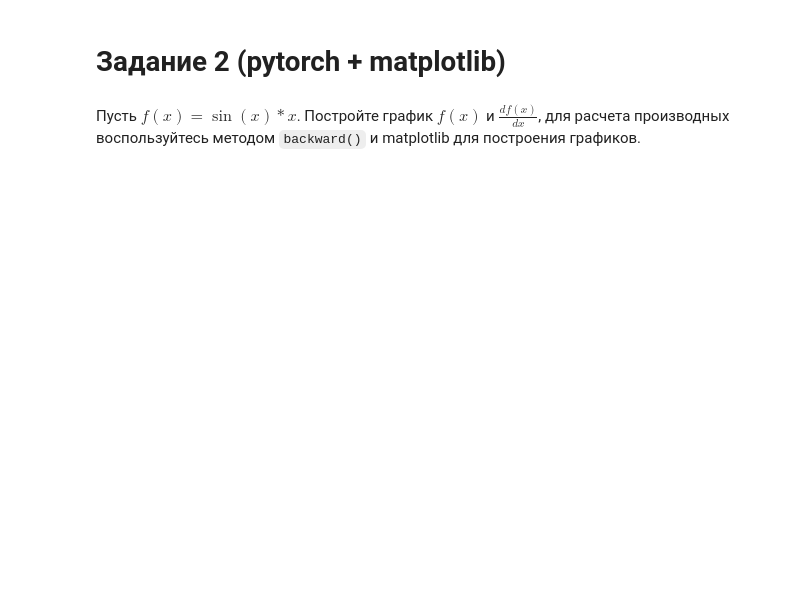
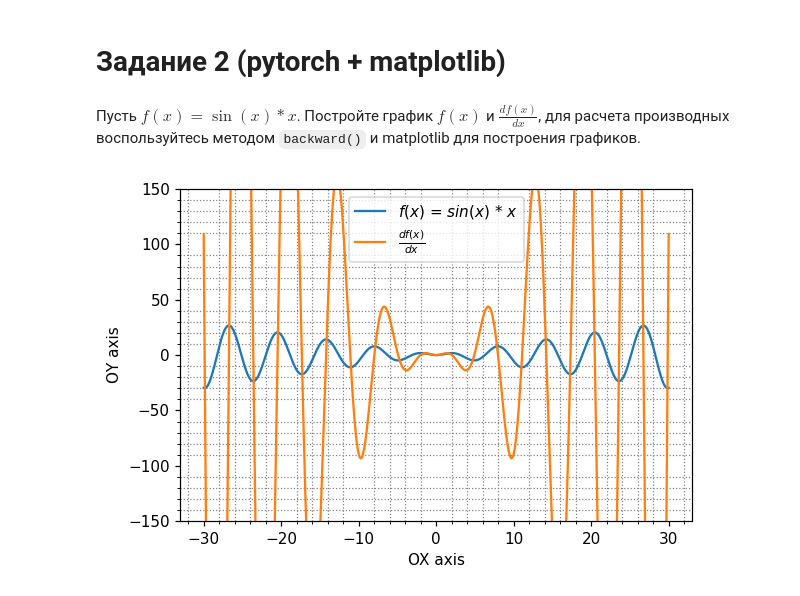
Before and after one commit to xhackerino/DataAnalysisLab_1, a Jupyter notebook: Lab1.ipynb, the cells around one changed output. Drawn from its saved outputs; the diff is of its cells as text; code cells hidden in the pictures; blank space fills up the shorter version.

```diff
--- a/Lab1.ipynb
+++ b/Lab1.ipynb
@@ -52,0 +83,26 @@ except LinAlgError as lae:
+# %%
+import torch
+from matplotlib import pyplot as plt
+
+x = torch.linspace(-30, 30, 1000, requires_grad=True)
+y = torch.sin(x) * x
+y.backward(x)
+
+fig, ax = plt.subplots()
+ax.set_ylim((-150, 150))
+plt.plot(x.detach().numpy(), y.detach().numpy())
+plt.plot(x.detach().numpy(), x.grad.detach().numpy())
+plt.xlabel(r"OX axis")
+plt.ylabel(r"ОY axis")
+ax.grid(which='major')
+ax.minorticks_on()
+ax.grid(which='minor',
+        c='gray',
+        linestyle=':')
+plt.legend([
+            r"$f(x)$ = $sin(x)$ * ${x}$",
+            r"$\frac{df(x)}{dx}$",
+            ])
+fig.set_dpi(110)
+# %% [output]
+[figure, added]
```
Also changed, not shown: parts of 2 cells of this notebook.
